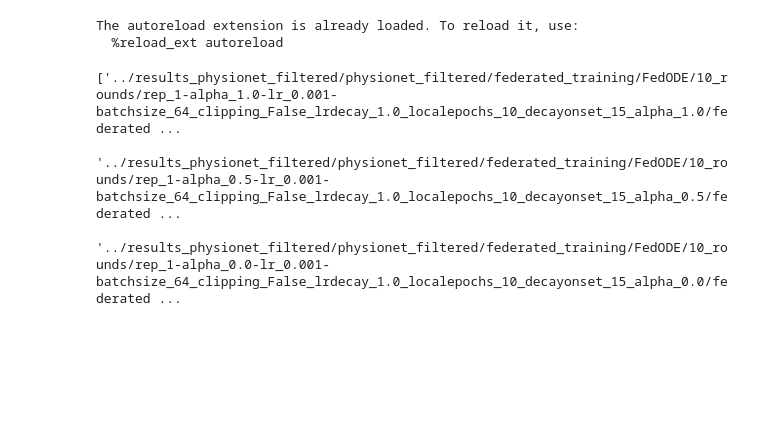
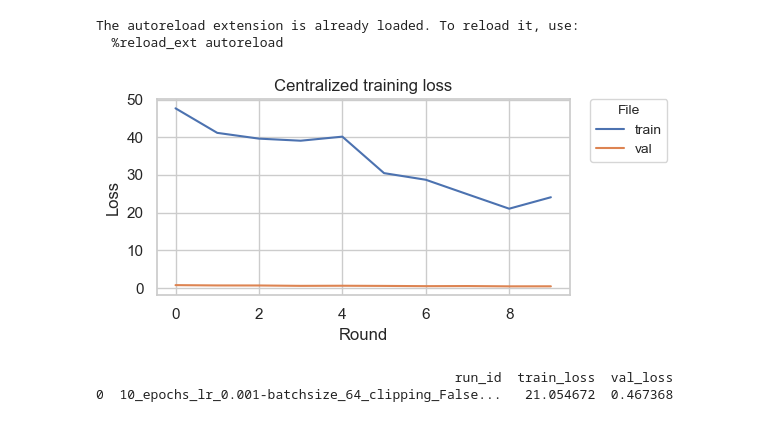
Before and after one commit to luisas/fl4tsf, a Jupyter notebook: analysis/03b_physionet_analysis.ipynb, the cells around one changed output. Cells and saved outputs as stored; diff of their text form; code cells hidden in the pictures; blank space fills up the shorter version.

```diff
--- a/analysis/03b_physionet_analysis.ipynb
+++ b/analysis/03b_physionet_analysis.ipynb
@@ -26,11 +60,71 @@ from lib.plot_utils import read_loss_file,prepare_df_for_plotting, get_summary_l
 The autoreload extension is already loaded. To reload it, use:
   %reload_ext autoreload
 # %%
+####################################
+#     Federated training results
+####################################
+
 result_json = glob.glob(f"../results_physionet_filtered/**/federated_training/**/**/**/results.json", recursive=True)
 result_json = list(set(result_json))
 result_json
+
+df_centralized_evaluate = pd.DataFrame()
+df_federated_evaluate = pd.DataFrame()
+df_aggregation = pd.DataFrame()
+for file in result_json:
+    df_centralized_evaluate_temp, df_federated_evaluate_temp, df_aggregation_temp = read_loss_file(file)
+    df_centralized_evaluate = pd.concat([df_centralized_evaluate, df_centralized_evaluate_temp])
+    df_federated_evaluate = pd.concat([df_federated_evaluate, df_federated_evaluate_temp])
+    df_aggregation = pd.concat([df_aggregation, df_aggregation_temp])
+df = pd.concat([df_centralized_evaluate, df_federated_evaluate])
+df_summary_lambdas = get_summary_lambdas(df_aggregation)
+
+df_federated = df
-# %% [output]
-['../results_physionet_filtered/physionet_filtered/federated_training/FedODE/10_rounds/rep_1-alpha_1.0-lr_0.001-batchsize_64_clipping_False_lrdecay_1.0_localepochs_10_decayonset_15_alpha_1.0/federated ...
- '../results_physionet_filtered/physionet_filtered/federated_training/FedODE/10_rounds/rep_1-alpha_0.5-lr_0.001-batchsize_64_clipping_False_lrdecay_1.0_localepochs_10_decayonset_15_alpha_0.5/federated ...
- '../results_physionet_filtered/physionet_filtered/federated_training/FedODE/10_rounds/rep_1-alpha_0.0-lr_0.001-batchsize_64_clipping_False_lrdecay_1.0_localepochs_10_decayonset_15_alpha_0.0/federated ...
+# %%
+####################################
+#     Centralized training results
+####################################
+
+result_json_centralized = glob.glob(f"../results_physionet_filtered/**/centralized_training/**/**/**/loss_per_epoch.csv", recursive=True)
+result_json_centralized = list(set(result_json_centralized))
+result_json_centralized
+
+df_centralized = pd.DataFrame()
+for file in result_json_centralized:
+    df_centralized_temp = pd.read_csv(file)
+    df_centralized_temp['run_id'] = file.split("/")[-3] + "_" + file.split("/")[-2]
+    df_centralized = pd.concat([df_centralized, df_centralized_temp])
+df_centralized = df_centralized.reset_index(drop=True)
+df_centralized
+
+# get the min train and val loss for each run_id
+df_centralized_min = df_centralized.groupby('run_id').agg({'train_loss': 'min', 'val_loss': 'min'}).reset_index()
+
+# create a column called loss and another called type that takes eithe train or val based on whether the value comes from train_loss or val_loss
+df_centralized['loss'] = df_centralized['train_loss']
+df_centralized['type'] = 'train'
+df_centralized_val = df_centralized.copy()
+df_centralized_val['loss'] = df_centralized['val_loss']
+df_centralized_val['type'] = 'val'
+df_centralized = pd.concat([df_centralized, df_centralized_val])
+df_centralized = df_centralized.reset_index(drop=True)
+df_centralized["client"] = "centralized_training"
+
+# plot centralized training loss
+plt.figure(figsize=(6, 3))
+sns.lineplot(data=df_centralized, x='epoch', y='loss',
+              hue='type',  markers=True, dashes=False)
+plt.legend(bbox_to_anchor=(1.05, 1), loc='upper left',
+            borderaxespad=0., title='File', fontsize='small', title_fontsize='small')
+plt.xlabel("Round")
+plt.ylabel("Loss")
+plt.title("Centralized training loss")
+plt.tight_layout()
+plt.show()
+
+print(df_centralized_min)
+# %% [output]
+[figure, added]
+                                              run_id  train_loss  val_loss
+0  10_epochs_lr_0.001-batchsize_64_clipping_False...   21.054672  0.467368
 # %%
```
Also changed, not shown: parts of 10 cells of this notebook, 14 other files.
